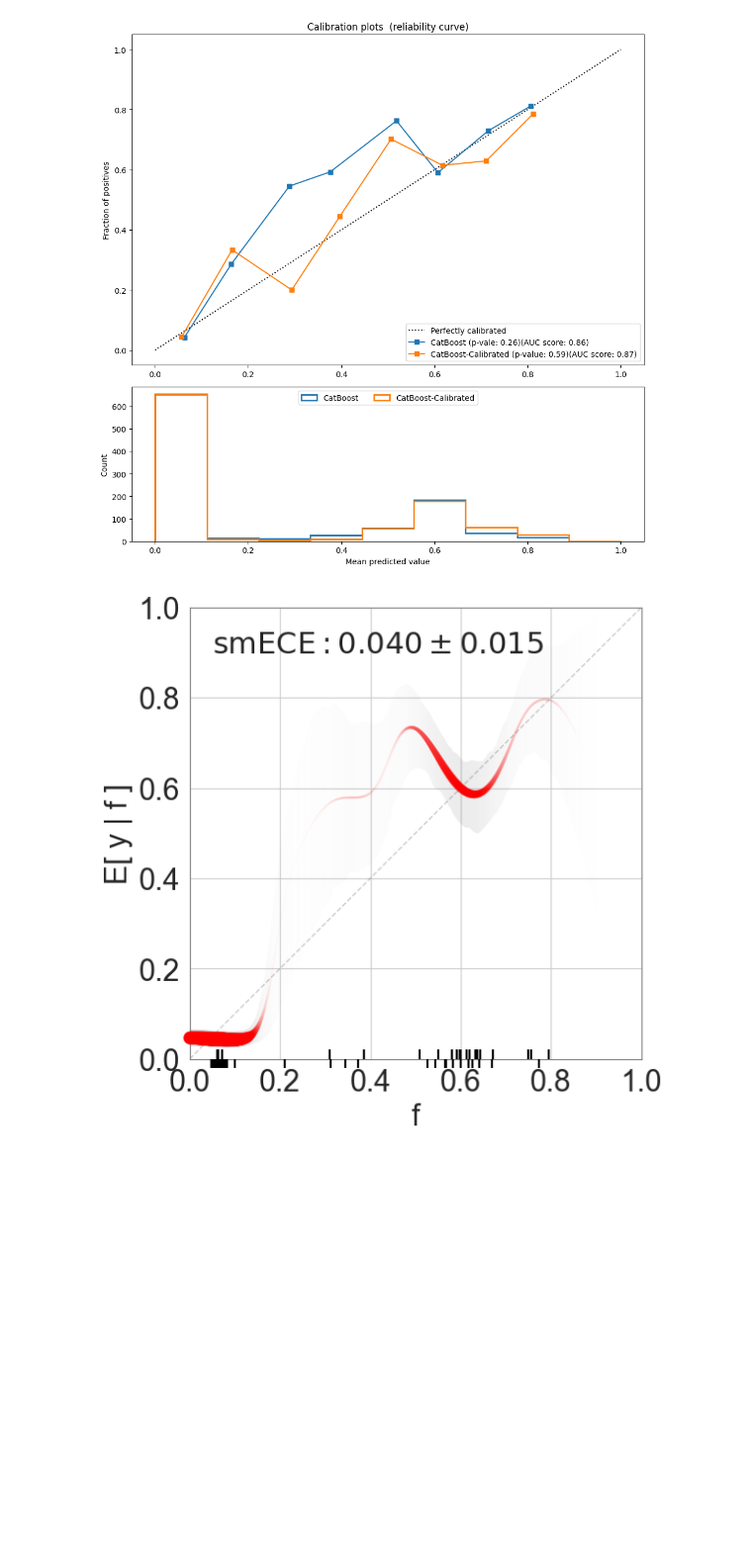
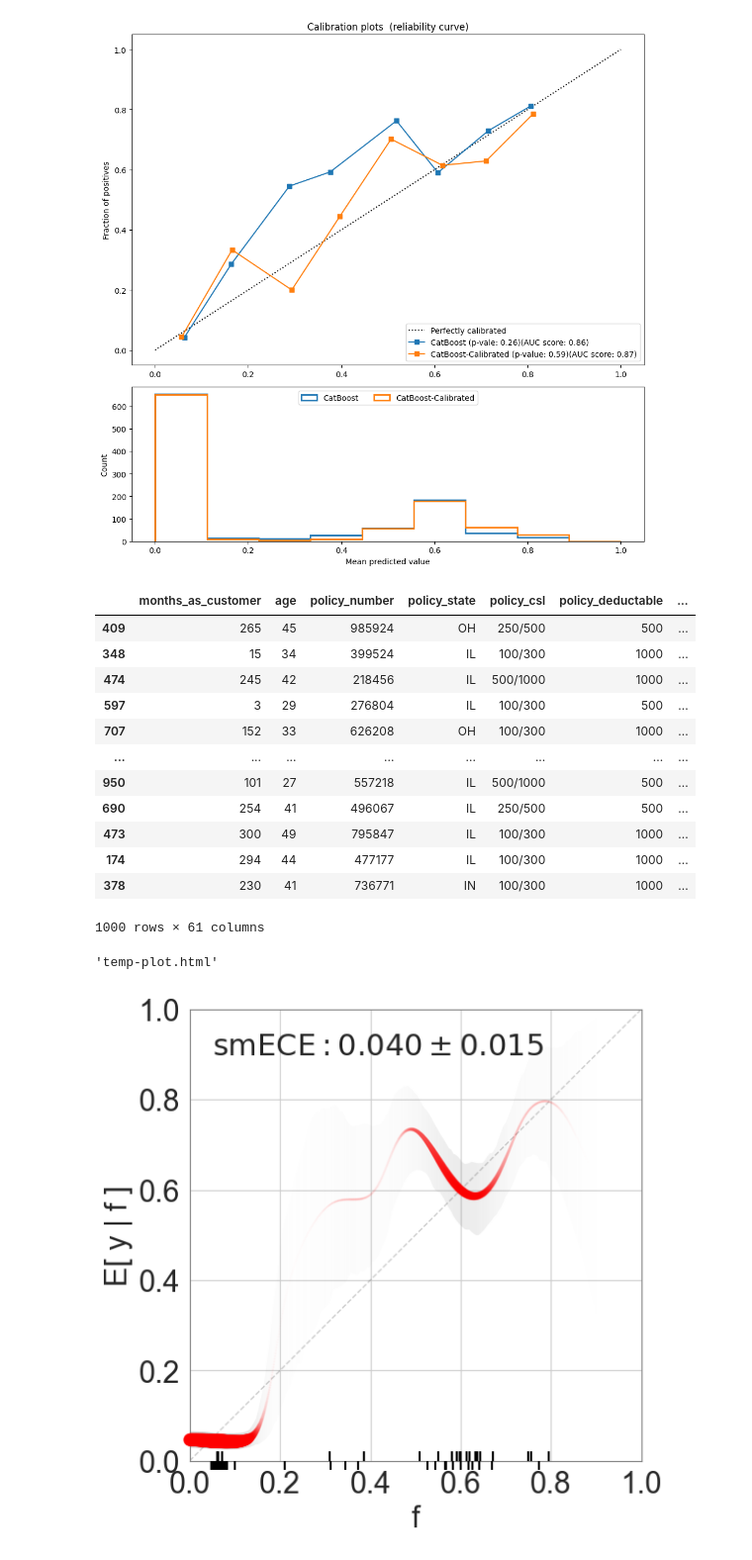
Before and after one commit to takehiro177/calibration-prediction-handson, a Jupyter notebook: src/notebook/main.ipynb, the cells around one changed output. Shown: that part at 99% size. Drawn from its saved outputs; the diff is of its cells as text; code cells hidden in the pictures; blank space fills up the shorter version.

```diff
--- a/src/notebook/main.ipynb
+++ b/src/notebook/main.ipynb
@@ -396,0 +407,29 @@ plt.tight_layout()
+# %%
+X_copy = X.copy()
+# %%
+X_copy['cali_prob_normal_preds'] = 1 - X_copy['cali_prob_preds']
+X_copy['prob_normal_preds'] = 1 - X_copy['prob_preds']
+# %%
+X_copy = X_copy.sort_values(by='total_expected_claim', ascending=False)
+X_copy['cumulative_expected_loss_priority'] = range(1, len(X_copy) + 1)
+X_copy['cumulative_expected_loss_recovery'] = X_copy['total_expected_claim'].cumsum()
+# %%
+X_copy = X_copy.sort_values(by='prob_normal_preds', ascending=True)
+X_copy['cumulative_expected_loss_priority_with_uncalibrated'] = range(1, len(X_copy) + 1)
+X_copy['cumulative_expected_loss_recovery_with_uncalibrated'] = X_copy['total_expected_claim'].cumsum()
+# %%
+X_copy
+# %% [output]
+|  | months_as_customer | age | policy_number | policy_state | policy_csl | policy_deductable | ... |
+| 409 | 265 | 45 | 985924 | OH | 250/500 | 500 | ... |
+| 348 | 15 | 34 | 399524 | IL | 100/300 | 1000 | ... |
+| 474 | 245 | 42 | 218456 | IL | 500/1000 | 1000 | ... |
+| 597 | 3 | 29 | 276804 | IL | 100/300 | 500 | ... |
+| 707 | 152 | 33 | 626208 | OH | 100/300 | 1000 | ... |
+| ... | ... | ... | ... | ... | ... | ... | ... |
+| 950 | 101 | 27 | 557218 | IL | 500/1000 | 500 | ... |
+| 690 | 254 | 41 | 496067 | IL | 250/500 | 500 | ... |
+| 473 | 300 | 49 | 795847 | IL | 100/300 | 1000 | ... |
+| 174 | 294 | 44 | 477177 | IL | 100/300 | 1000 | ... |
+| 378 | 230 | 41 | 736771 | IN | 100/300 | 1000 | ... |
+1000 rows × 61 columns
@@ -397,3 +457,39 @@ plt.tight_layout()
+# %%
+import plotly.graph_objs as go
+import plotly.offline as pyo
+
+# 1. Define data
+x_priority = X_copy.sort_values(by='cumulative_expected_loss_priority', ascending=True).cumulative_expected_loss_priority.values
+y_priority = X_copy.sort_values(by='cumulative_expected_loss_priority', ascending=True).cumulative_expected_loss_recovery.values
+x_priority_uncalibrated = X_copy.sort_values(by='prob_normal_preds', ascending=True).cumulative_expected_loss_priority_with_uncalibrated.values
+y_priority_uncalibrated = X_copy.sort_values(by='prob_normal_preds', ascending=True).cumulative_expected_loss_recovery_with_uncalibrated.values
+
+# 2. Create traces
+trace1 = go.Scatter(
+    x=x_priority,
+    y=y_priority,
+    mode='lines',
+    name='Calibrated'
+)
+trace2 = go.Scatter(
+    x=x_priority_uncalibrated,
+    y=y_priority_uncalibrated,
+    mode='lines',
+    name='Uncalibrated'
+)
+
+# 3. Define layout
+layout = go.Layout(
+    title='Cumulative Expected Loss and Recovery',
+    xaxis=dict(title='Number of cases in order of priority over expected loss from fraud'),
+    yaxis=dict(title='Cumulative expected loss from fraud', tickformat='$')
+)
+
+# 4. Define figure and plot
+fig = go.Figure(data=[trace1, trace2], layout=layout)
+pyo.plot(fig)
+# %% [output]
+'temp-plot.html'
 # %%
 calib_error = rp.smECE(y_prob, y)   # compute calibration error (scalar)
 fig, ax = rp.rel_diagram(y_prob, y) # plot
```
Also changed, not shown: parts of 5 cells of this notebook, 1 other file.
